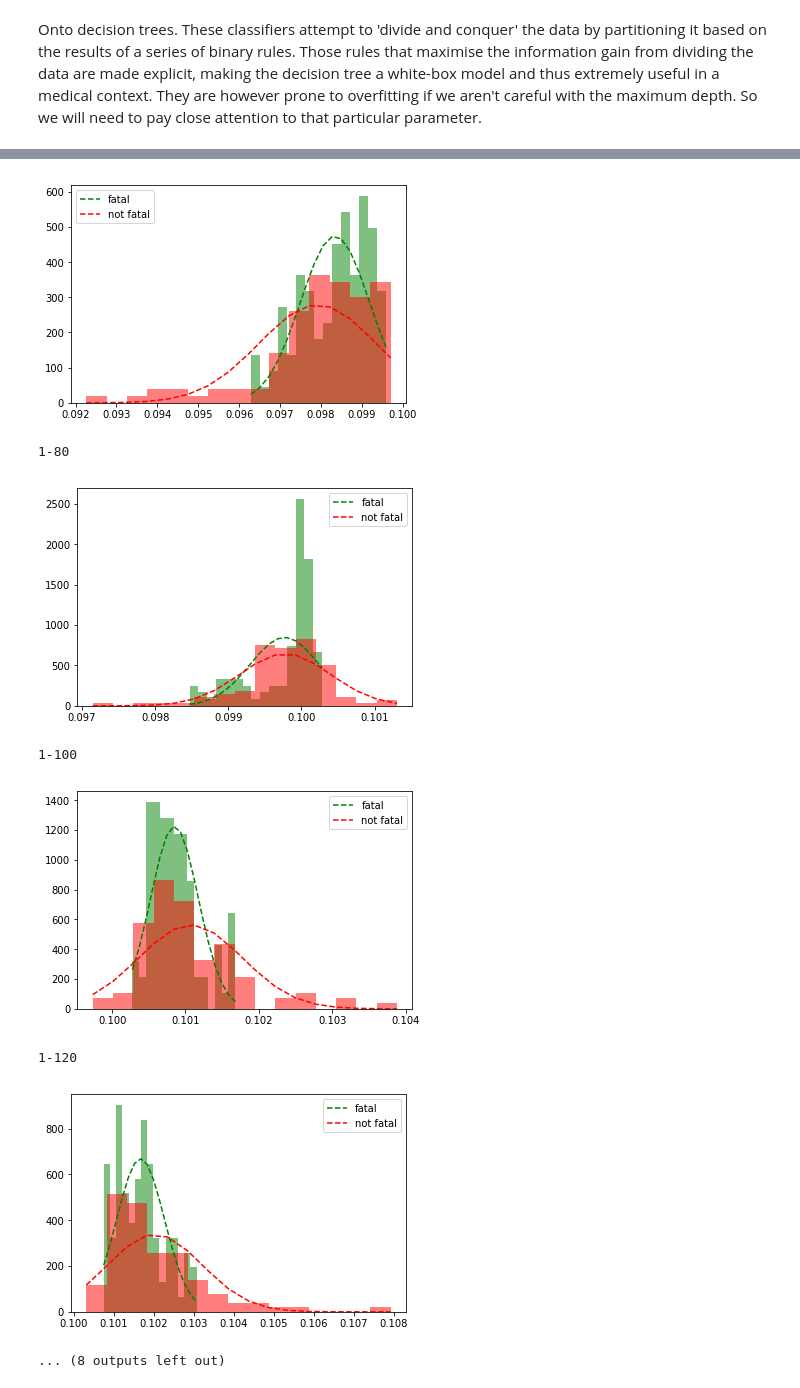
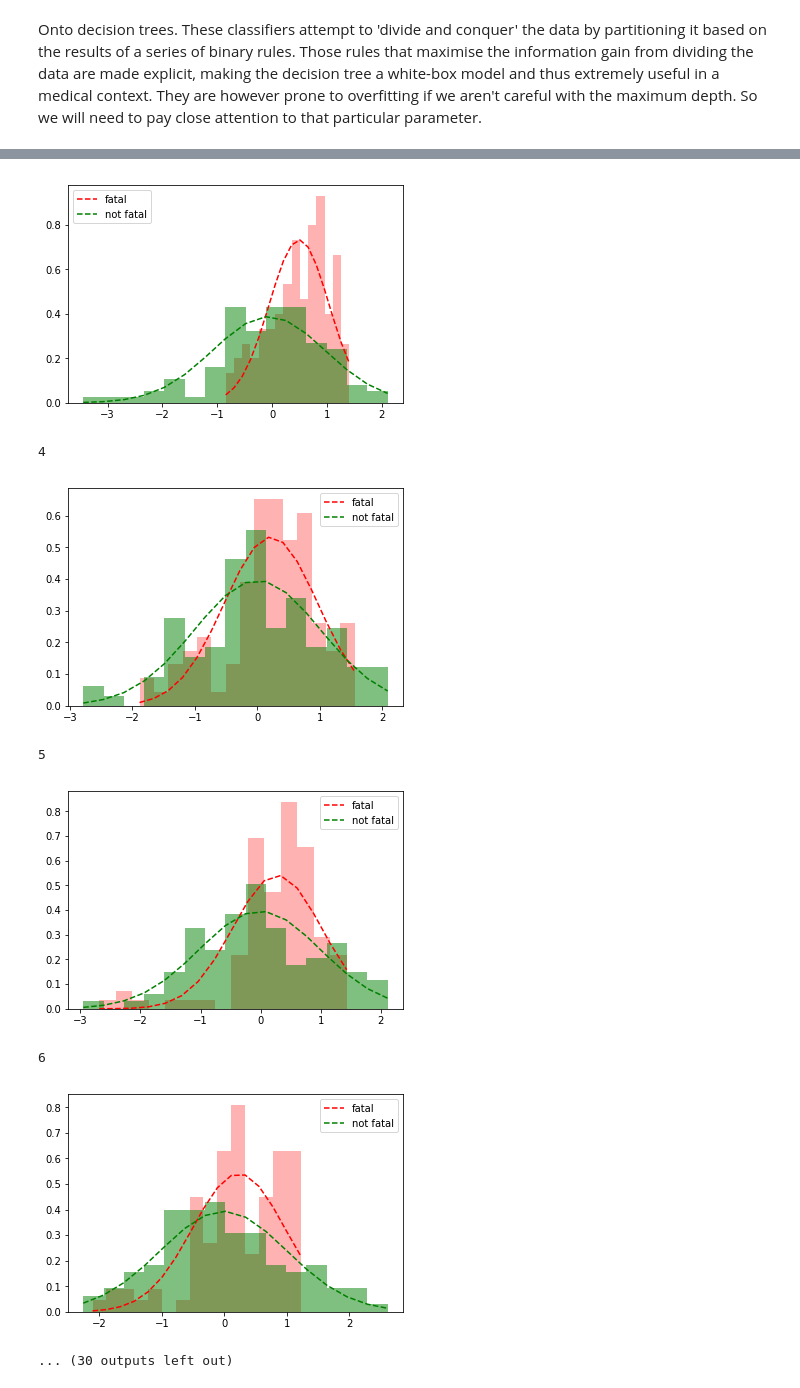
Before and after one commit to danielsoutar/CS4098, a Jupyter notebook: Modelling and Evaluation.ipynb, the cells around one changed output, grey strips where cells are left out. Drawn from its saved outputs; the diff is of its cells as text; code cells hidden in the pictures.

Commit message:
Added code for acquiring heatmaps of lymphocyte/cluster ratios. Have refactored code to be more generic and promote the use of options

```diff
--- a/Modelling and Evaluation.ipynb
+++ b/Modelling and Evaluation.ipynb
@@ -406,20 +403,35 @@ m = 115
 upper = 31
 step  = 5
 
-X, y, positives = Loader.load_new_dataset_separate_ranges(m=115, upper=upper, step=step, display_plot=False)
+X, y, positives, features = Loader.load_cluster_size_histograms_separate_ranges(m=115,
+                                                                                upper=upper,
+                                                                                step=step,
+                                                                                norm=True,
+                                                                                display_plot=False,
+                                                                                as_data_frame=False)
 
-features = [str(x-step+1) + "-" + str(x) for x in range(step, upper, step)]
+scaler = StandardScaler()
+scaler.fit(X, y)
+X = scaler.transform(X)
 
 X_minority, X_majority, y_minority, y_majority = np.take(X, positives, axis=0), np.delete(X, positives, axis=0), \
                                                  np.take(y, positives, axis=0), np.delete(y, positives, axis=0)
+
+X_train, X_test, y_train, y_test = train_test_split(X, y, test_size=0.10, stratify=y)
 # %%
 m = 115
-upper = 5
+upper = 21
 
-X, y, positives = Loader.load_new_dataset_singular(m=115, upper=upper, display_plot=True, pretty_print=True)
+X, y, positives, features = Loader.load_cluster_size_histograms_singular(m=115,
+                                                                         upper=upper,
+                                                                         norm=True,
+                                                                         display_plot=False,
+                                                                         pretty_print=False,
+                                                                         as_data_frame=False)
 
-features = [str(i+1) for i in range(X.shape[1])]
-features[-1] = features[-1] + '+'
+scaler = StandardScaler()
+scaler.fit(X, y)
+X = scaler.transform(X)
 
 X_minority, X_majority, y_minority, y_majority = np.take(X, positives, axis=0), np.delete(X, positives, axis=0), \
                                                  np.take(y, positives, axis=0), np.delete(y, positives, axis=0)
@@ -536,16 +580,16 @@ for i in range(X_smote.shape[1]):
     mu_fl = np.mean(X_minority_smote[:,i])
     sigma_fl = np.std(X_minority_smote[:,i])
     num_bins = 15
-    n_fl, bins_fl, patches_fl = plt.hist(X_minority_smote[:,i], num_bins, density=True, facecolor='green', alpha=0.5)
+    n_fl, bins_fl, patches_fl = plt.hist(X_minority_smote[:,i], num_bins, density=True, facecolor='red', alpha=0.3)
     y_fl = norm.pdf(bins_fl, mu_fl, sigma_fl)
-    plt.plot(bins_fl, y_fl, 'g--',label='fatal')
+    plt.plot(bins_fl, y_fl, 'r--',label='fatal')
 
     # For the negative class (red)
     mu_nofl = np.mean(X_majority_smote[:,i])
     sigma_nofl = np.std(X_majority_smote[:,i])
-    n_nofl, bins_nofl, patches_nofl = plt.hist(X_majority_smote[:,i], num_bins, density=True, facecolor='red', alpha=0.5)
+    n_nofl, bins_nofl, patches_nofl = plt.hist(X_majority_smote[:,i], num_bins, density=True, facecolor='green', alpha=0.5)
     y_nofl = norm.pdf(bins_nofl, mu_nofl, sigma_nofl)
-    plt.plot(bins_nofl, y_nofl, 'r--', label='not fatal')
+    plt.plot(bins_nofl, y_nofl, 'g--', label='not fatal')
     plt.legend()
     plt.show()
 # %% [output]
@@ -559,11 +603,11 @@ for i in range(X_smote.shape[1]):
-[figure, old version]
+[figure, new version]
-1-80
+4
-[figure, old version]
+[figure, new version]
-1-100
+5
-[figure, old version]
+[figure, new version]
-1-120
+6
-[figure, old version]
+[figure, new version]
-... (8 outputs left out)
+... (30 outputs left out)
 # %%
 from sklearn.ensemble import ExtraTreesClassifier
 from sklearn.feature_selection import RFE
```
Also changed, not shown: parts of 24 cells of this notebook, 4 other files.
